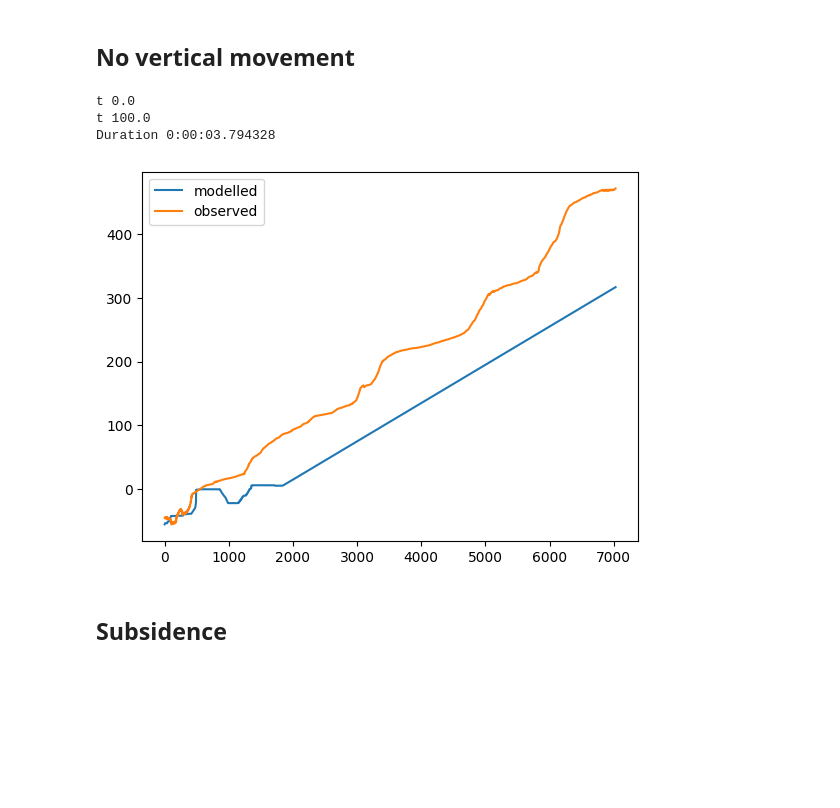
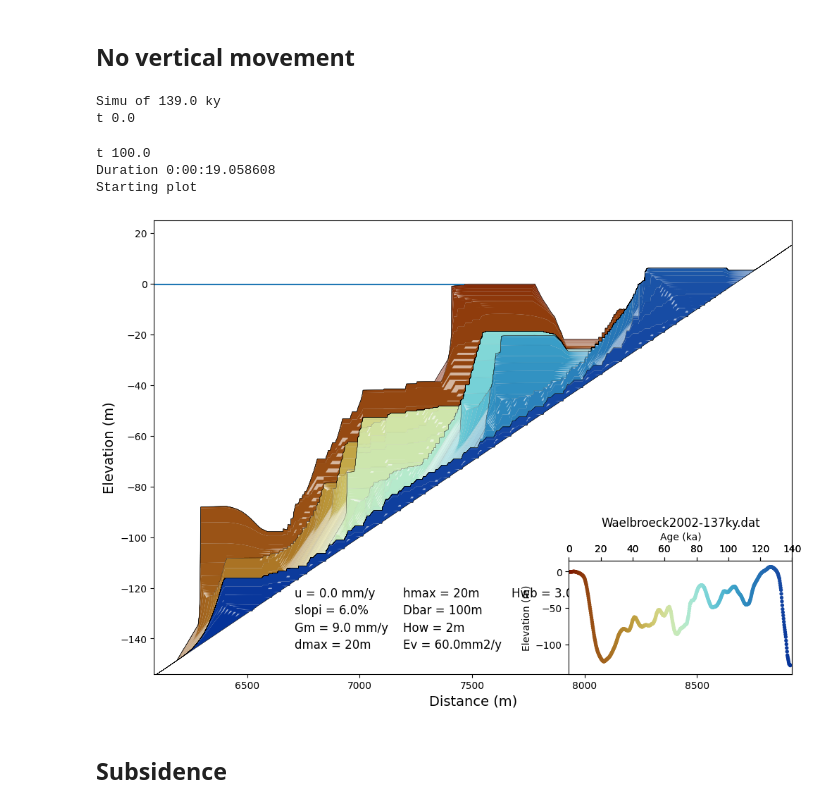
Before and after one commit to YBoucharat/TP_Coral_2024, a Jupyter notebook: REEF/Run_REEF.ipynb, the cells around one changed output. Drawn from its saved outputs; the diff is of its cells as text; code cells hidden in the pictures; blank space fills up the shorter version.

```diff
--- a/REEF/Run_REEF.ipynb
+++ b/REEF/Run_REEF.ipynb
@@ -110,8 +112,6 @@ class REEF:
                   )
         print('Duration', dtime.today()-t0)
 
-        return self.ds_out
-
     def plot(self, compare=False):
         if self.save==True:
             print('Starting plot')
@@ -178,21 +175,23 @@ ok
 # %%
 # Set the variables
 REEF.reef_params(SL = 'Waelbroeck2002-137ky.dat',
                 U = 0e-3,
                 slop = 6e-2,
                 Gm = 9e-3,
                 Ev = 60e-3)
 
 # Run the model
-ds_out = REEF.run(dt = 200, save = False)
+REEF.run(dt = 200, save = True)
 
 # Plot the output
-REEF.plot(compare='Laundi_dGPS_Denovan.dat')
+REEF.plot()
 # %% [output]
+Simu of 139.0 ky
 t 0.0
-t 100.0
-Duration 0:00:03.794328
+t 100.0
+Duration 0:00:19.058608
+Starting plot
-[figure, old version]
+[figure, new version]
 # %% [markdown]
 ## Subsidence
 # %%
```
Also changed, not shown: parts of 11 cells of this notebook.
